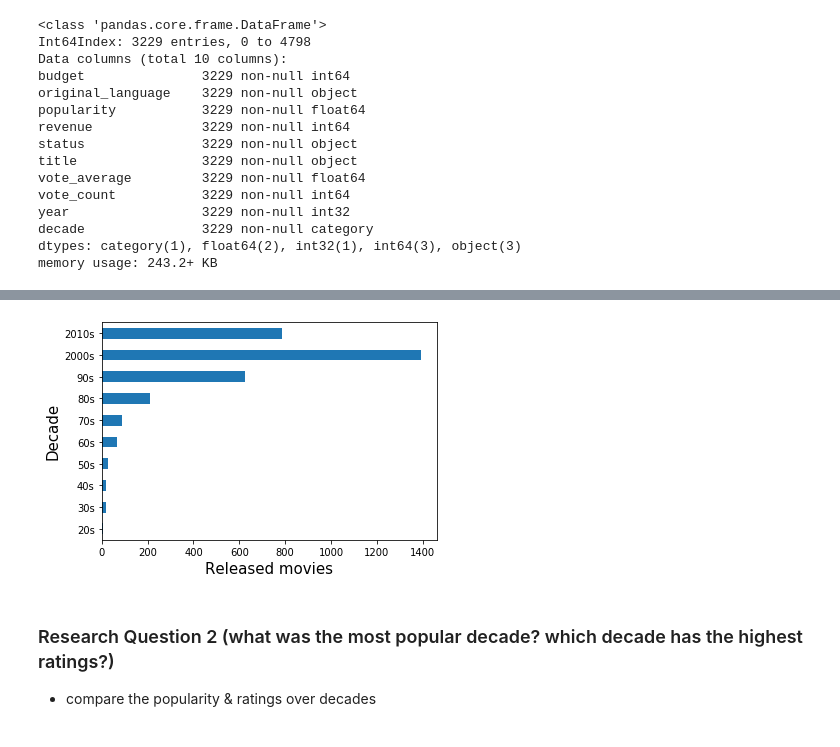
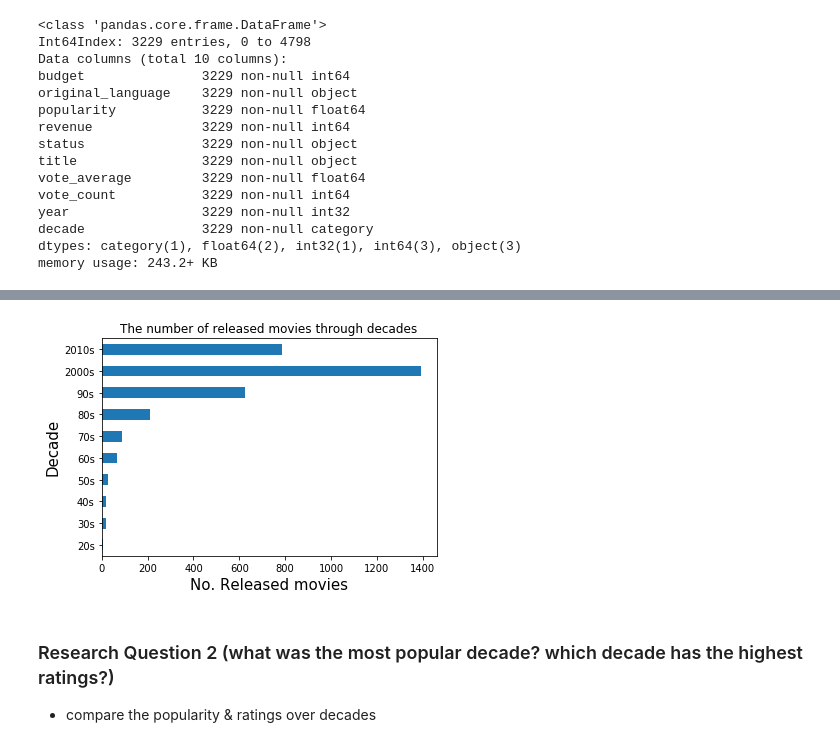
Before and after one commit to Abdalrahman-Bebars/TMDB_Movies, a Jupyter notebook: TMDB_movies/TMDB_movies_investigation.ipynb, the cells around one changed output, grey strips where cells are left out. Saved outputs shown, nothing was run; the diff lists cells and outputs as text; code cells hidden in the pictures.

```diff
--- a/TMDB_movies/TMDB_movies_investigation.ipynb
+++ b/TMDB_movies/TMDB_movies_investigation.ipynb
@@ -247,9 +273,9 @@ plt.legend();
-# %%
-df.groupby('decade')['popularity'].count().plot(kind='barh');
-plt.xlabel('Released movies', fontsize=15);
-plt.ylabel('Decade', fontsize= 15);
-# %% [output]
-[figure, removed]
+# %%
+# group data by decades and visualizing the number of released movies of each decade
+df.groupby('decade')['popularity'].count().plot(kind='barh');
+labels_func('No. Released movies','Decade','The number of released movies through decades')
+# %% [output]
+[figure, added]
 # %% [markdown]
 ### Research Question 2  (what was the most popular decade? which decade has the highest ratings?)
 * compare the popularity & ratings over decades
```
Also changed, not shown: parts of 49 cells of this notebook, 1 other file.
